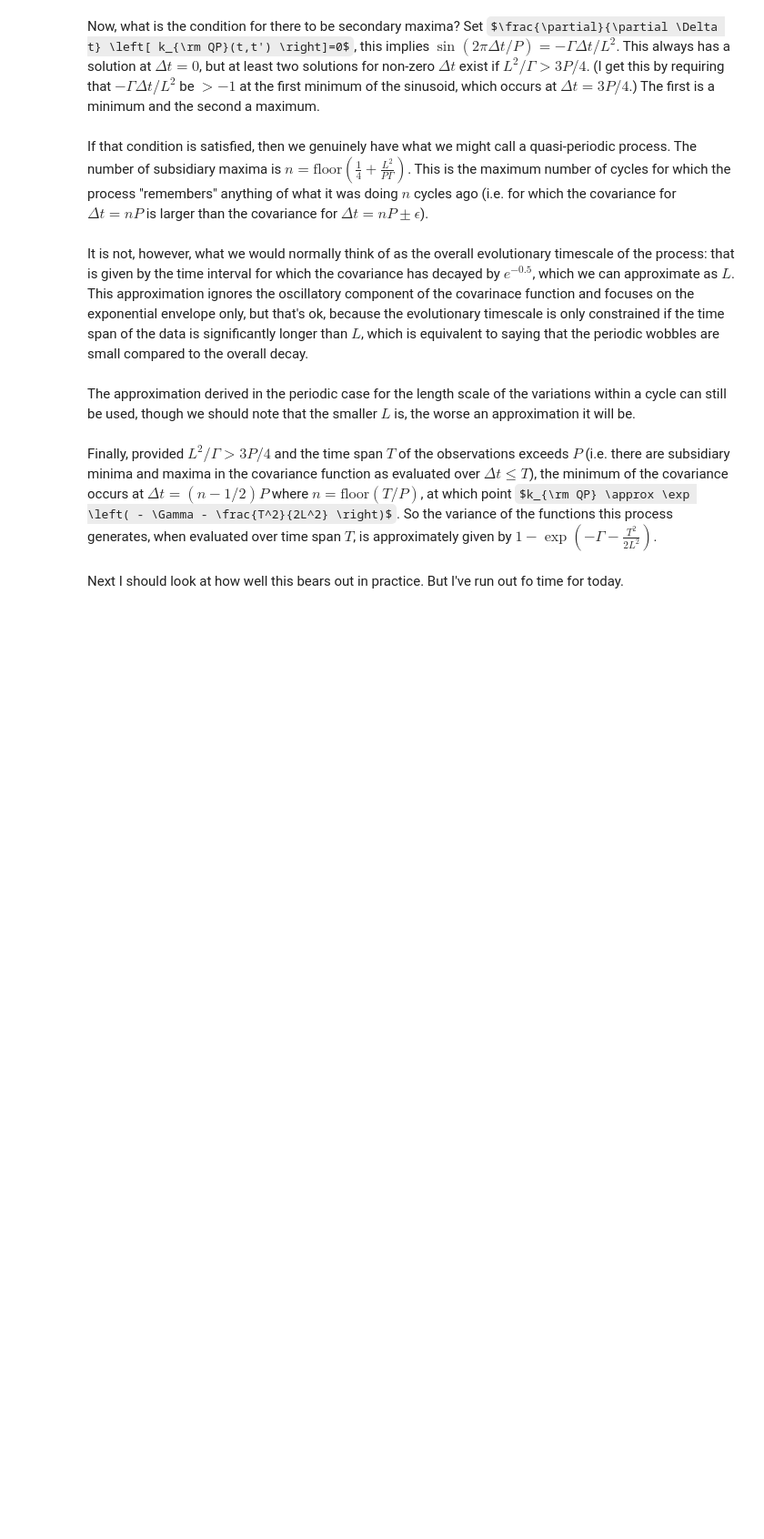
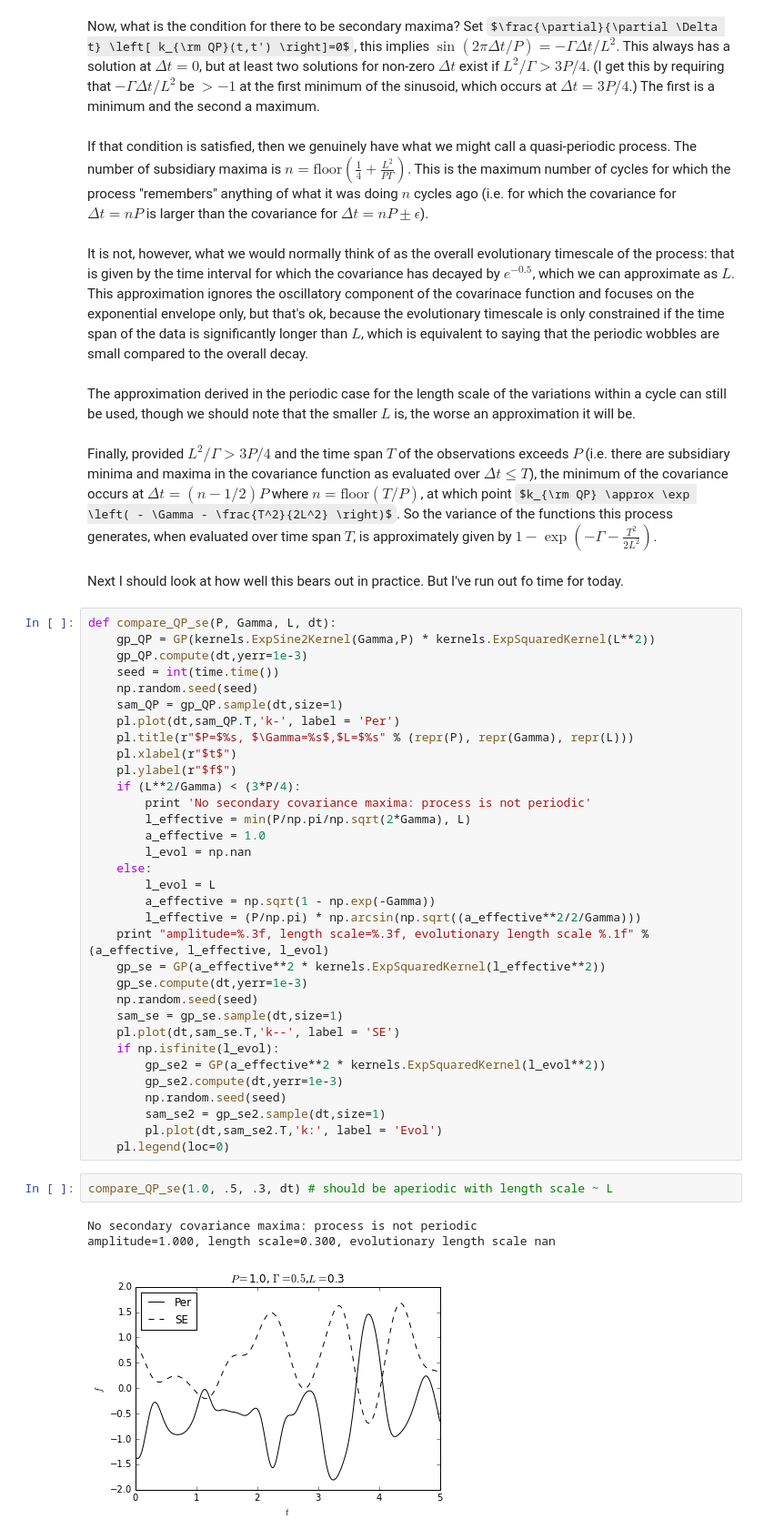
Before and after one commit to afcarl/PleiadesStars, a Jupyter notebook: QPGP_notes.ipynb, the cells around one changed output. Shown at 91% size. Saved outputs shown, nothing was run; the diff lists cells and outputs as text; some formulas as TeX source; blank space fills up the shorter version.

```diff
--- a/QPGP_notes.ipynb
+++ b/QPGP_notes.ipynb
@@ -140,3 +140,42 @@ The approximation derived in the periodic case for the length scale of the varia
 Finally, provided $L^2 / \Gamma > 3 P / 4$ and the time span $T$ of the observations exceeds $P$ (i.e. there are subsidiary minima and maxima in the covariance function as evaluated over $\Delta t \le T$), the minimum of the covariance occurs at $\Delta t = (n-1/2)P$ where $n=\mathrm{floor}(T/P)$, at which point $k_{\rm QP} \approx \exp \left( - \Gamma - \frac{T^2}{2L^2} \right)$. So the variance of the functions this process generates, when evaluated over time span $T$, is approximately given by $1-\exp \left( - \Gamma - \frac{T^2}{2L^2} \right)$.
 # %% [markdown]
 Next I should look at how well this bears out in practice. But I've run out fo time for today.
+# %%
+def compare_QP_se(P, Gamma, L, dt):
+    gp_QP = GP(kernels.ExpSine2Kernel(Gamma,P) * kernels.ExpSquaredKernel(L**2))
+    gp_QP.compute(dt,yerr=1e-3)
+    seed = int(time.time())
+    np.random.seed(seed)
+    sam_QP = gp_QP.sample(dt,size=1)
+    pl.plot(dt,sam_QP.T,'k-', label = 'Per')
+    pl.title(r"$P=$%s, $\Gamma=%s$,$L=$%s" % (repr(P), repr(Gamma), repr(L)))
+    pl.xlabel(r"$t$")
+    pl.ylabel(r"$f$")
+    if (L**2/Gamma) < (3*P/4):
+        print 'No secondary covariance maxima: process is not periodic'
+        l_effective = min(P/np.pi/np.sqrt(2*Gamma), L)
+        a_effective = 1.0
+        l_evol = np.nan
+    else:
+        l_evol = L
+        a_effective = np.sqrt(1 - np.exp(-Gamma))
+        l_effective = (P/np.pi) * np.arcsin(np.sqrt((a_effective**2/2/Gamma)))
+    print "amplitude=%.3f, length scale=%.3f, evolutionary length scale %.1f" % (a_effective, l_effective, l_evol)
+    gp_se = GP(a_effective**2 * kernels.ExpSquaredKernel(l_effective**2))
+    gp_se.compute(dt,yerr=1e-3)
+    np.random.seed(seed)
+    sam_se = gp_se.sample(dt,size=1)
+    pl.plot(dt,sam_se.T,'k--', label = 'SE')
+    if np.isfinite(l_evol):
+        gp_se2 = GP(a_effective**2 * kernels.ExpSquaredKernel(l_evol**2))
+        gp_se2.compute(dt,yerr=1e-3)
+        np.random.seed(seed)
+        sam_se2 = gp_se2.sample(dt,size=1)
+        pl.plot(dt,sam_se2.T,'k:', label = 'Evol')
+    pl.legend(loc=0)
+# %%
+compare_QP_se(1.0, .5, .3, dt) # should be aperiodic with length scale ~ L
+# %% [output]
+No secondary covariance maxima: process is not periodic
+amplitude=1.000, length scale=0.300, evolutionary length scale nan
+[figure, added]
```
Also changed, not shown: parts of 14 cells of this notebook.
